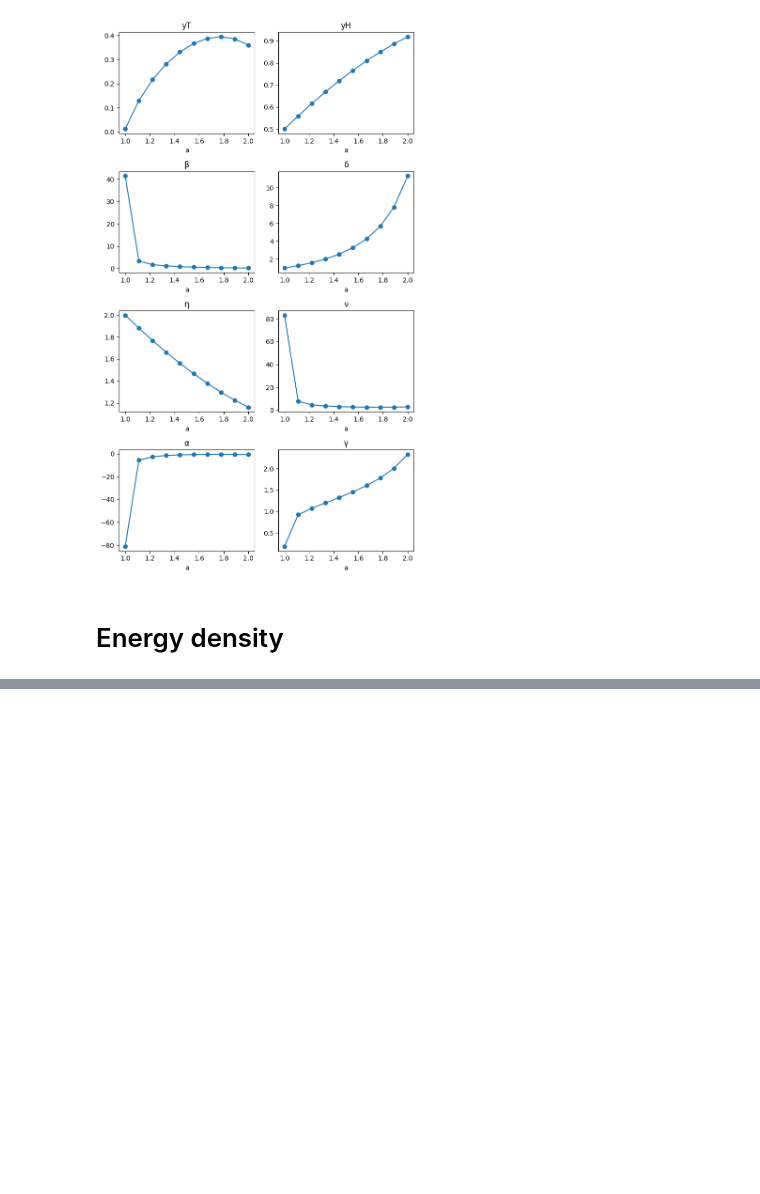
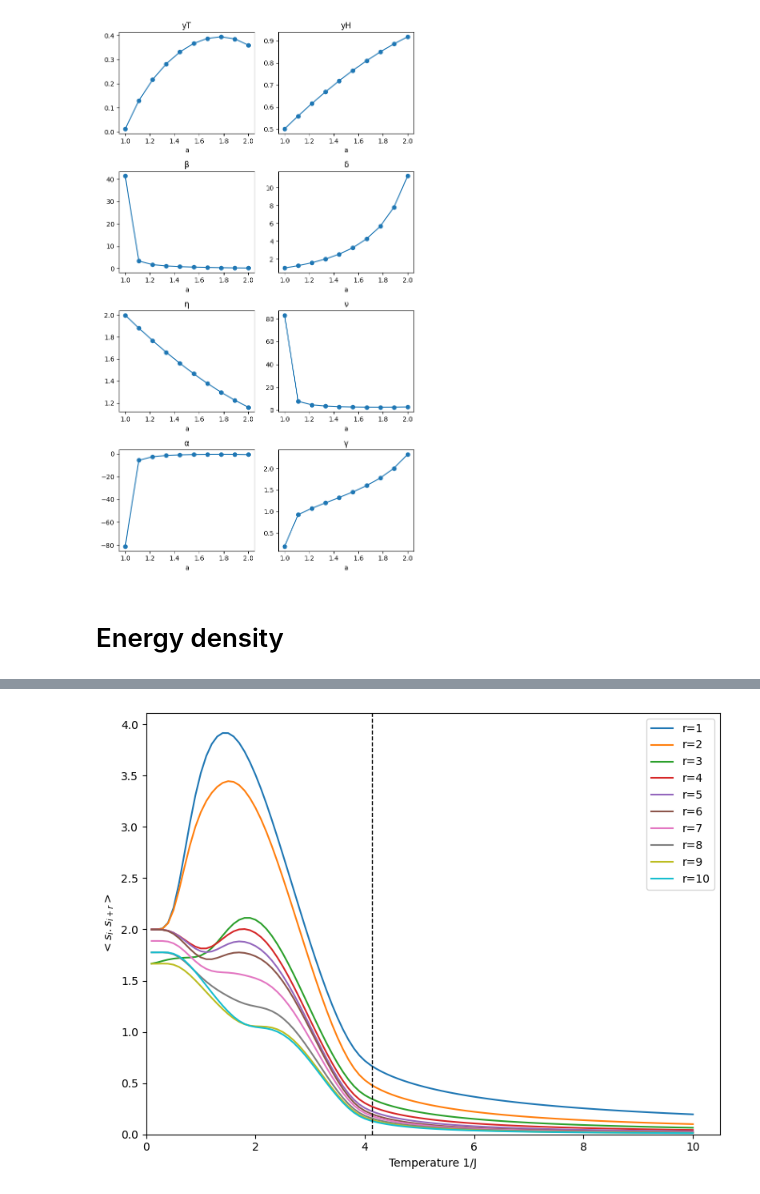
Before and after one commit to erbilcanartun/long-range-ising-chain, a Jupyter notebook: notebooks/new_foundation-numba.ipynb, the cells around one changed output, grey strips where cells are left out. Cells and saved outputs as stored; diff of their text form; code cells hidden in the pictures; blank space fills up the shorter version.

```diff
--- a/notebooks/new_foundation-numba.ipynb
+++ b/notebooks/new_foundation-numba.ipynb
@@ -1045,0 +1298,44 @@ R shape = (67, 201)   (rows = 1+D1, cols = 1+D0)
+# %%
+# ============================================================
+# 5. Temperature sweep + plotting
+# ============================================================
+a = 1.2
+R_head = 10
+R_final = 3**3      # keeps more distances alive → smoother results
+T_values = np.linspace(0.1, 10.0, 100)
+
+u_all = np.zeros((len(T_values), R_head))
+
+for i, T in enumerate(T_values):
+    #print(f"T = {T:.3f}")
+    u_all[i] = compute_u_r_from_G_range(
+                    T=T, a=a,
+                    R_head=R_head,
+                    R_final=R_final,
+                    max_steps=8,
+                    deltaJ_rel=2e-3
+                )
+
+Jc = find_Jc(
+    a=a,
+    Jlow=1e-3,
+    Jhigh=1e2,
+    max_steps=8,
+    max_dist_final=3**3,
+    tol=1e-4
+)
+
+plt.figure(figsize=(8,6))
+for r in range(1, R_head+1):
+    plt.plot(T_values, u_all[:, r-1], '-', markersize=3, label=f"r={r}")
+plt.axvline(x=1/Jc, linestyle='--', linewidth=1, color='k')
+plt.xlim(0, None)
+plt.ylim(0, None)
+plt.xlabel("Temperature 1/J")
+plt.ylabel(r"$<s_i . s_{i+r}>$")
+plt.legend()
+plt.tight_layout()
+plt.savefig("density.png")
+plt.show()
+# %% [output]
+[figure, added]
```
Also changed, not shown: parts of 18 cells of this notebook, 4 other files.
